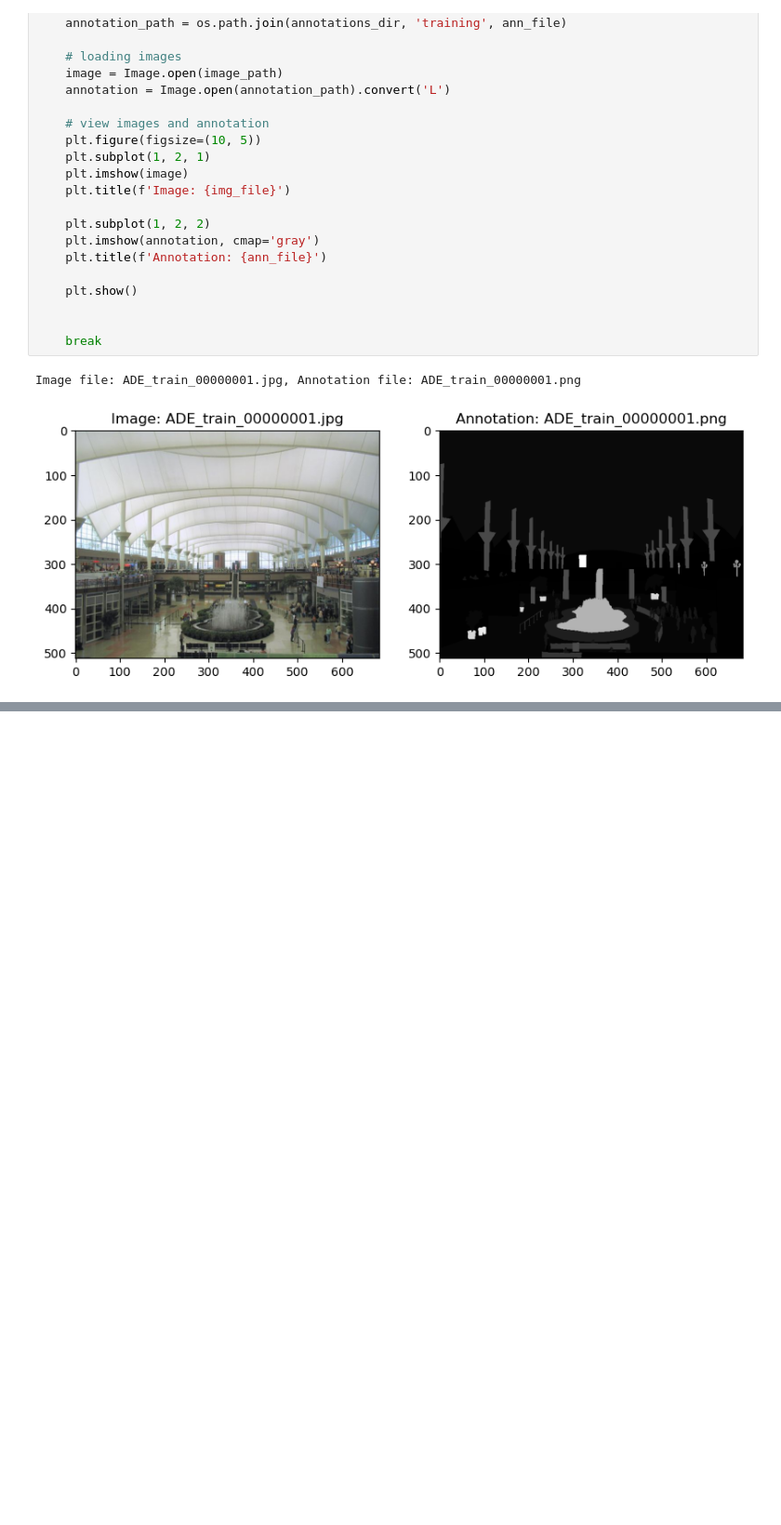
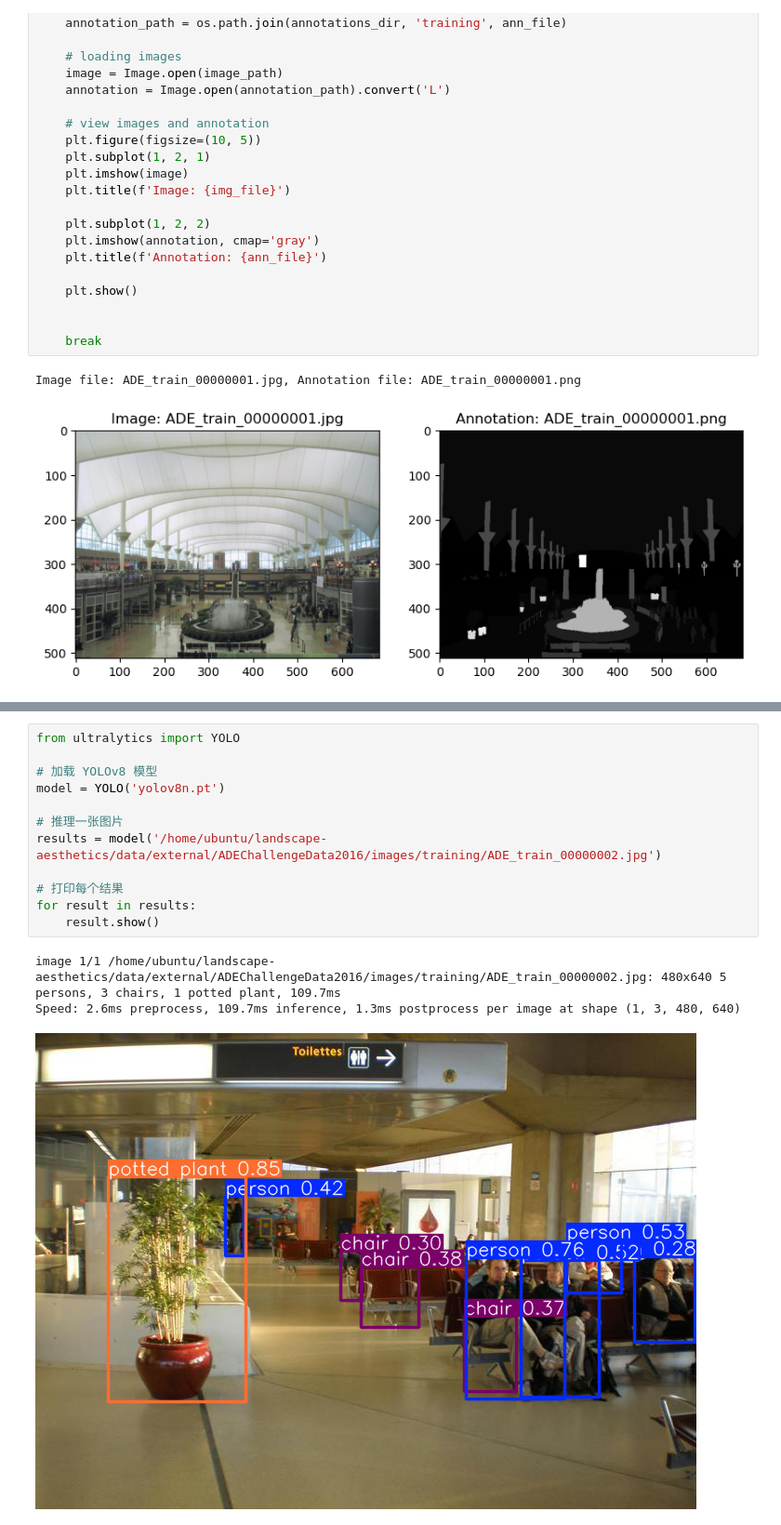
Before and after one commit to COrtsJosep/landscape-aesthetics, a Jupyter notebook: src/models/Object_detect_model.ipynb, the cells around one changed output, grey strips where cells are left out. Shown at 93% size. Saved outputs shown, nothing was run; the diff lists cells and outputs as text; blank space fills up the shorter version.

Commit message:
update of model

```diff
--- a/src/models/Object_detect_model.ipynb
+++ b/src/models/Object_detect_model.ipynb
@@ -102,3 +237,19 @@ with open('/home/ubuntu/landscape-aesthetics/data/external/ADEChallengeData2016/
 print("dataset.yaml has been created.")
 # %% [output]
 dataset.yaml has been created.
+# %%
+from ultralytics import YOLO
+
+# 加载 YOLOv8 模型
+model = YOLO('yolov8n.pt')
+
+# 推理一张图片
+results = model('/home/ubuntu/landscape-aesthetics/data/external/ADEChallengeData2016/images/training/ADE_train_00000002.jpg')
+
+# 打印每个结果
+for result in results:
+    result.show()
+# %% [output]
+image 1/1 /home/ubuntu/landscape-aesthetics/data/external/ADEChallengeData2016/images/training/ADE_train_00000002.jpg: 480x640 5 persons, 3 chairs, 1 potted plant, 109.7ms
+Speed: 2.6ms preprocess, 109.7ms inference, 1.3ms postprocess per image at shape (1, 3, 480, 640)
+[figure, added]
```
Also changed, not shown: parts of 4 cells of this notebook, 7 other files.
